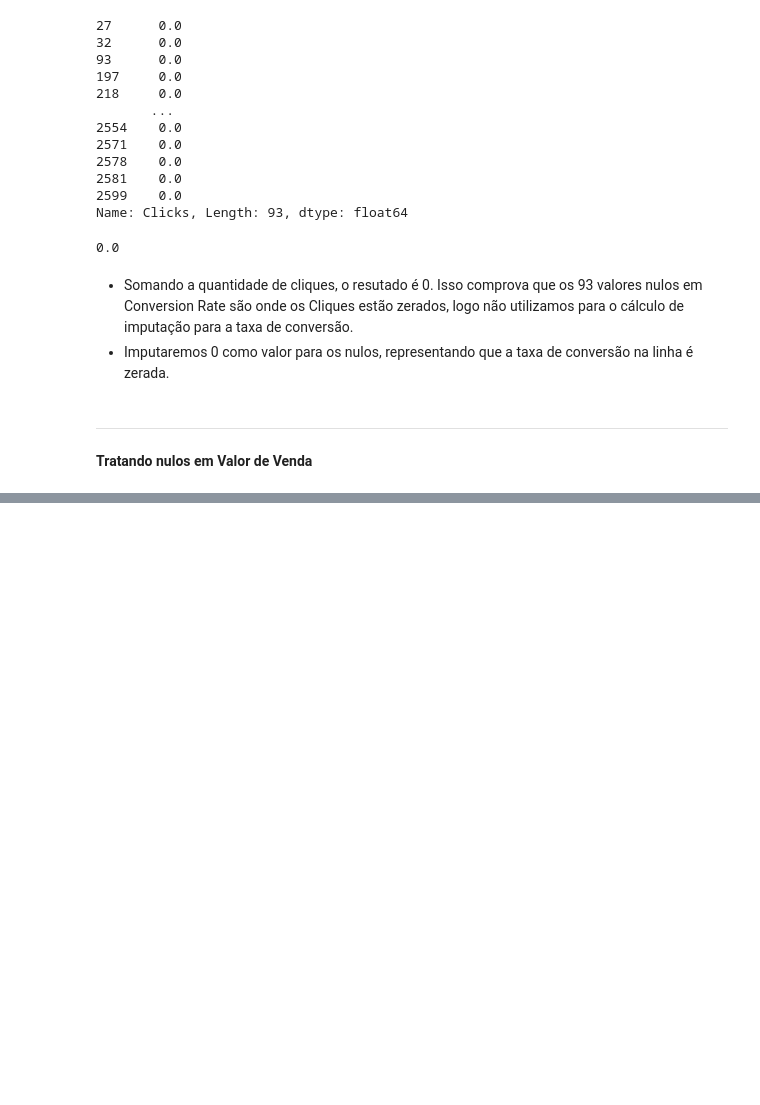
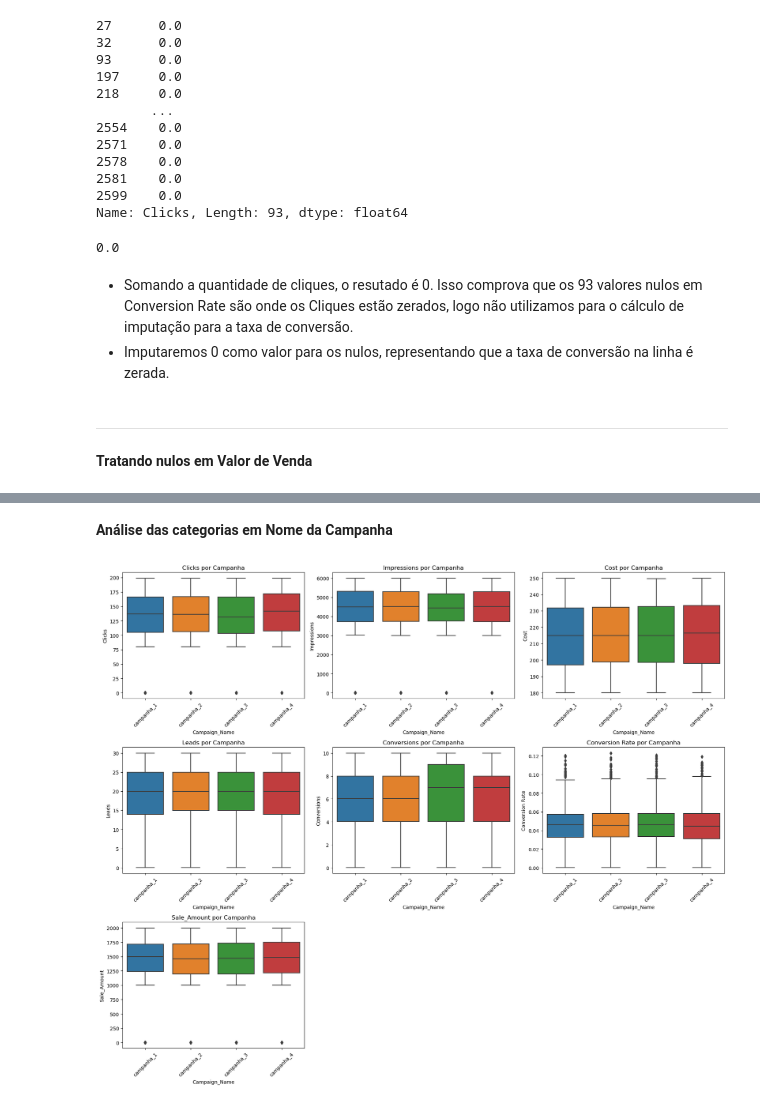
Before and after one commit to DieGod-DS/Google_Ads_Analisys, a Jupyter notebook: notebooks/3.ExploratoryDataAnalisys.ipynb, the cells around one changed output, grey strips where cells are left out. Drawn from its saved outputs; the diff is of its cells as text; code cells hidden in the pictures; blank space fills up the shorter version.

```diff
--- a/notebooks/3.ExploratoryDataAnalisys.ipynb
+++ b/notebooks/3.ExploratoryDataAnalisys.ipynb
@@ -414,0 +469,6 @@ df['Conversion Rate'].fillna(0, inplace=True)
+# %%
+# armazena em uma lista apenas os nomes das variáveis numéricas
+col_numerica = df.select_dtypes(include='number').columns.tolist()
+
+# armazena somente as colunas que não são numéricas
+col_categ = df.drop(columns=col_numerica).columns.tolist()
@@ -414,0 +578,24 @@ df['Conversion Rate'].fillna(0, inplace=True)
+# %% [markdown]
+**Análise das categorias em Nome da Campanha**
+# %%
+# gera um boxplot para analisar as categorias
+
+#tamanho da figura
+fig, axes = plt.subplots(nrows=3, ncols=3, figsize=(18,15))
+axes = axes.flatten()
+
+# gera um boxplot para cada variável
+for i, var in enumerate(col_numerica):
+    sns.boxplot(data=df, x='Campaign_Name', y=var, ax=axes[i])
+    axes[i].set_title(f'{var} por Campanha')
+    axes[i].tick_params(axis='x', rotation=45)
+
+
+# esconde os eixos não utiizados
+for j in range(len(col_numerica), len(axes)):
+    axes[j].axis('off')
+
+plt.tight_layout()
+plt.show()
+# %% [output]
+[figure, added]
```
Also changed, not shown: parts of 26 cells of this notebook.
